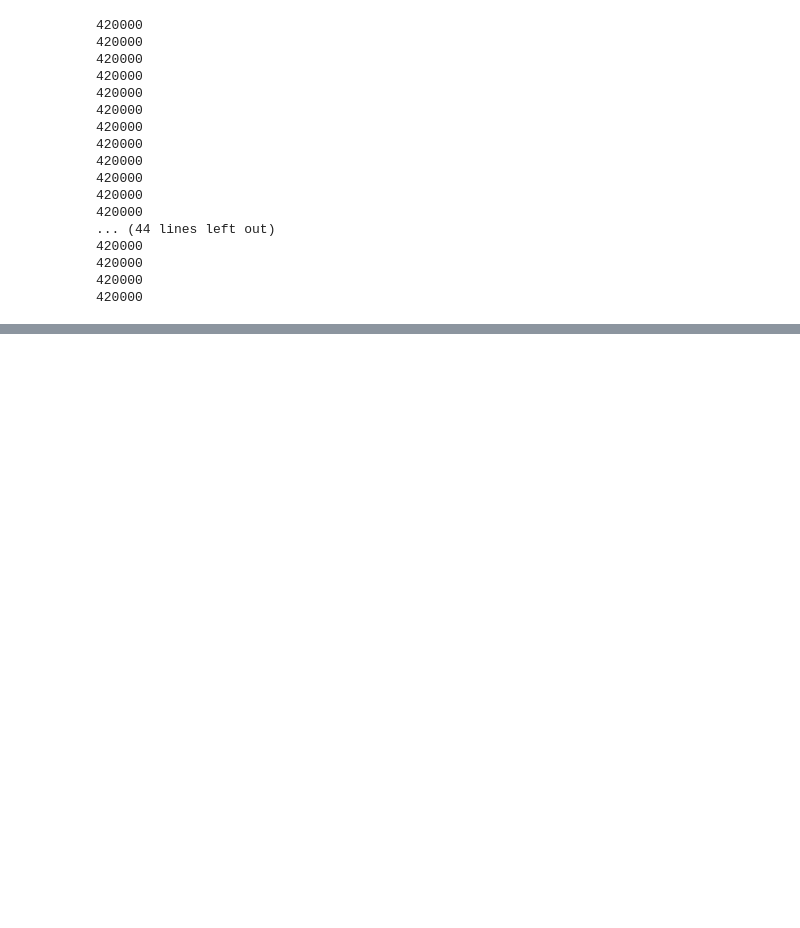
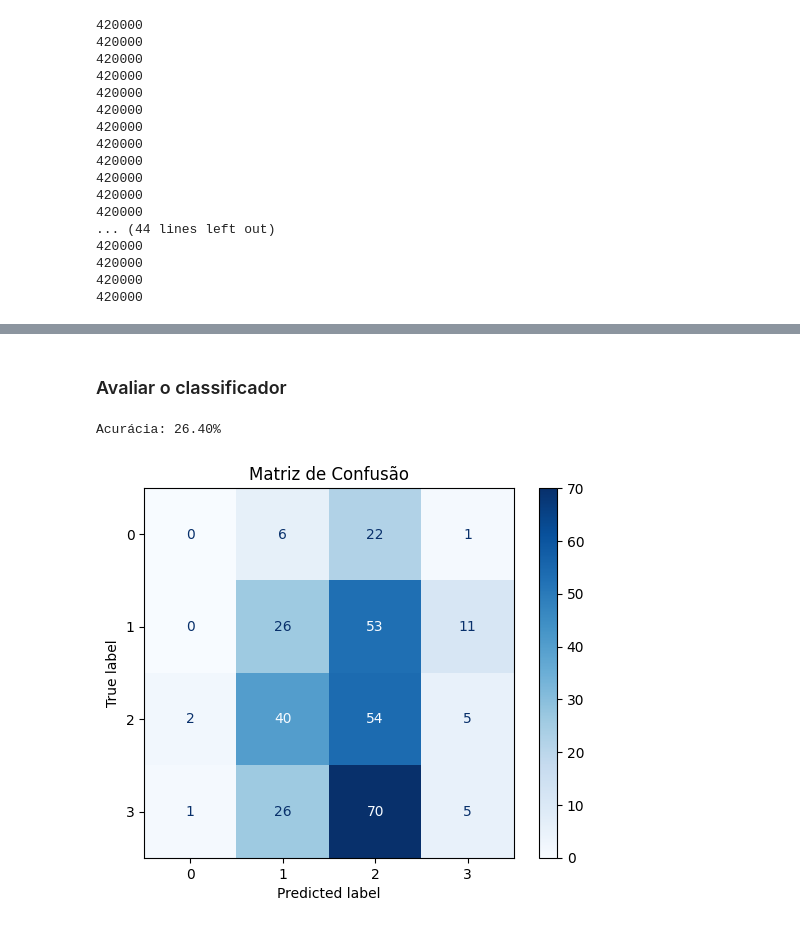
Before and after one commit to rochasantos/CWRU-AutoEncoder-Diagnosis, a Jupyter notebook: notebook.ipynb, the cells around one changed output, grey strips where cells are left out. Cells and saved outputs as stored; diff of their text form; code cells hidden in the pictures; blank space fills up the shorter version.

```diff
--- a/notebook.ipynb
+++ b/notebook.ipynb
@@ -106,0 +727,5 @@ for file in dataset.get_metainfo():
+# %%
+def vae_loss(x, x_recon, mu, logvar, kl_weight=1.0):
+    recon_loss = F.mse_loss(x_recon, x, reduction='sum')
+    kl_div = -0.5 * torch.sum(1 + logvar - mu.pow(2) - logvar.exp())
+    return recon_loss + kl_weight * kl_div
@@ -106,0 +899,49 @@ for file in dataset.get_metainfo():
+# %% [markdown]
+### Avaliar o classificador
+# %%
+from sklearn.metrics import accuracy_score, confusion_matrix, ConfusionMatrixDisplay
+import matplotlib.pyplot as plt
+
+# loader
+test_loader = DataLoader(test_dataset, batch_size=32)
+
+vae.eval()
+classifier.eval()
+
+all_preds = []
+all_labels = []
+
+with torch.no_grad():
+    for x_batch, y_batch in test_loader:
+        x_batch = x_batch.to(device)
+        y_batch = y_batch.to(device)
+
+        # Codifica x_batch em z
+        mu, logvar = vae.encoder(x_batch)
+        z = reparameterize(mu, logvar)
+        z = z.view(z.size(0), 1, -1)
+
+        # Faz a predição com o classificador
+        outputs = classifier(z)
+        preds = torch.argmax(outputs, dim=1)
+
+        # Armazena predições e rótulos verdadeiros
+        all_preds.append(preds.cpu())
+        all_labels.append(y_batch.cpu())
+
+# Junta todos os batches
+all_preds = torch.cat(all_preds)
+all_labels = torch.cat(all_labels)
+# %%
+acc = accuracy_score(all_labels.numpy(), all_preds.numpy())
+print(f"Acurácia: {acc * 100:.2f}%")
+# %% [output]
+Acurácia: 26.40%
+# %%
+cm = confusion_matrix(all_labels.numpy(), all_preds.numpy())
+disp = ConfusionMatrixDisplay(confusion_matrix=cm)
+disp.plot(cmap="Blues")
+plt.title("Matriz de Confusão")
+plt.show()
+# %% [output]
+[figure, added]
```
Also changed, not shown: parts of 52 cells of this notebook, 13 other files.
